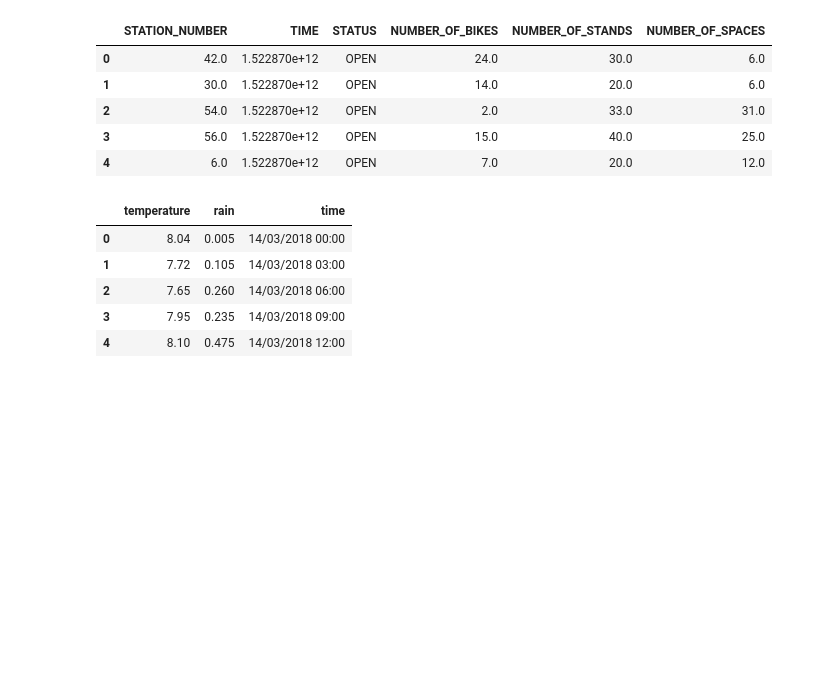
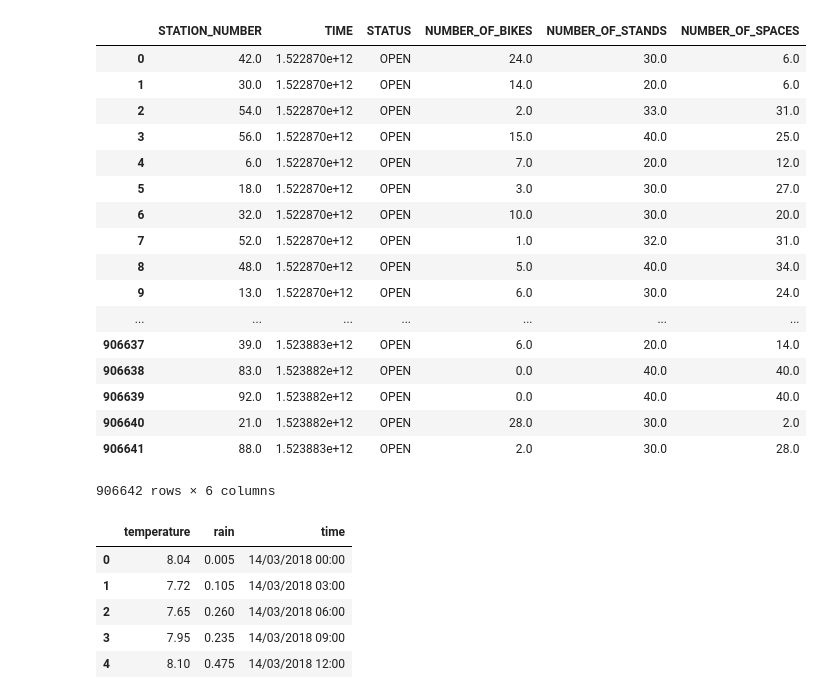
Before and after one commit to FrauBoes/UCD-Bikers, a Jupyter notebook: assets/DataAnalysis/model/Mix_station_and_weather.ipynb, the cells around one changed output. Drawn from its saved outputs; the diff is of its cells as text; code cells hidden in the pictures; blank space fills up the shorter version.

```diff
--- a/assets/DataAnalysis/model/Mix_station_and_weather.ipynb
+++ b/assets/DataAnalysis/model/Mix_station_and_weather.ipynb
@@ -9,14 +9,26 @@ import matplotlib.pyplot as plt
 df_b = pd.read_csv("all_bikes.csv")
 df_w = pd.read_csv("weather.csv")
 # %%
-df_b.head()
+df_b
 # %% [output]
 |  | STATION_NUMBER | TIME | STATUS | NUMBER_OF_BIKES | NUMBER_OF_STANDS | NUMBER_OF_SPACES |
 | 0 | 42.0 | 1.522870e+12 | OPEN | 24.0 | 30.0 | 6.0 |
 | 1 | 30.0 | 1.522870e+12 | OPEN | 14.0 | 20.0 | 6.0 |
 | 2 | 54.0 | 1.522870e+12 | OPEN | 2.0 | 33.0 | 31.0 |
 | 3 | 56.0 | 1.522870e+12 | OPEN | 15.0 | 40.0 | 25.0 |
 | 4 | 6.0 | 1.522870e+12 | OPEN | 7.0 | 20.0 | 12.0 |
+| 5 | 18.0 | 1.522870e+12 | OPEN | 3.0 | 30.0 | 27.0 |
+| 6 | 32.0 | 1.522870e+12 | OPEN | 10.0 | 30.0 | 20.0 |
+| 7 | 52.0 | 1.522870e+12 | OPEN | 1.0 | 32.0 | 31.0 |
+| 8 | 48.0 | 1.522870e+12 | OPEN | 5.0 | 40.0 | 34.0 |
+| 9 | 13.0 | 1.522870e+12 | OPEN | 6.0 | 30.0 | 24.0 |
+| ... | ... | ... | ... | ... | ... | ... |
+| 906637 | 39.0 | 1.523883e+12 | OPEN | 6.0 | 20.0 | 14.0 |
+| 906638 | 83.0 | 1.523882e+12 | OPEN | 0.0 | 40.0 | 40.0 |
+| 906639 | 92.0 | 1.523882e+12 | OPEN | 0.0 | 40.0 | 40.0 |
+| 906640 | 21.0 | 1.523882e+12 | OPEN | 28.0 | 30.0 | 2.0 |
+| 906641 | 88.0 | 1.523883e+12 | OPEN | 2.0 | 30.0 | 28.0 |
+906642 rows × 6 columns
 # %%
 df_w.head()
 # %% [output]
```
Also changed, not shown: parts of 4 cells of this notebook, 8 other files.
